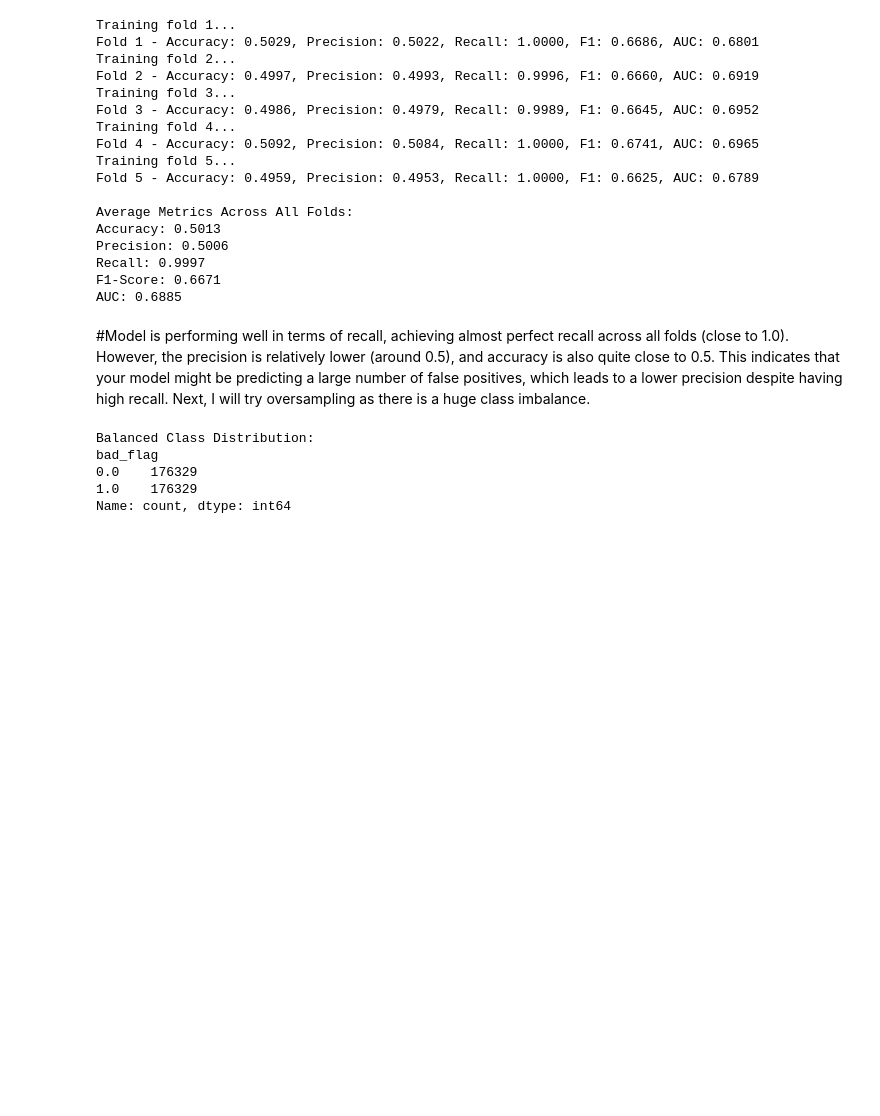
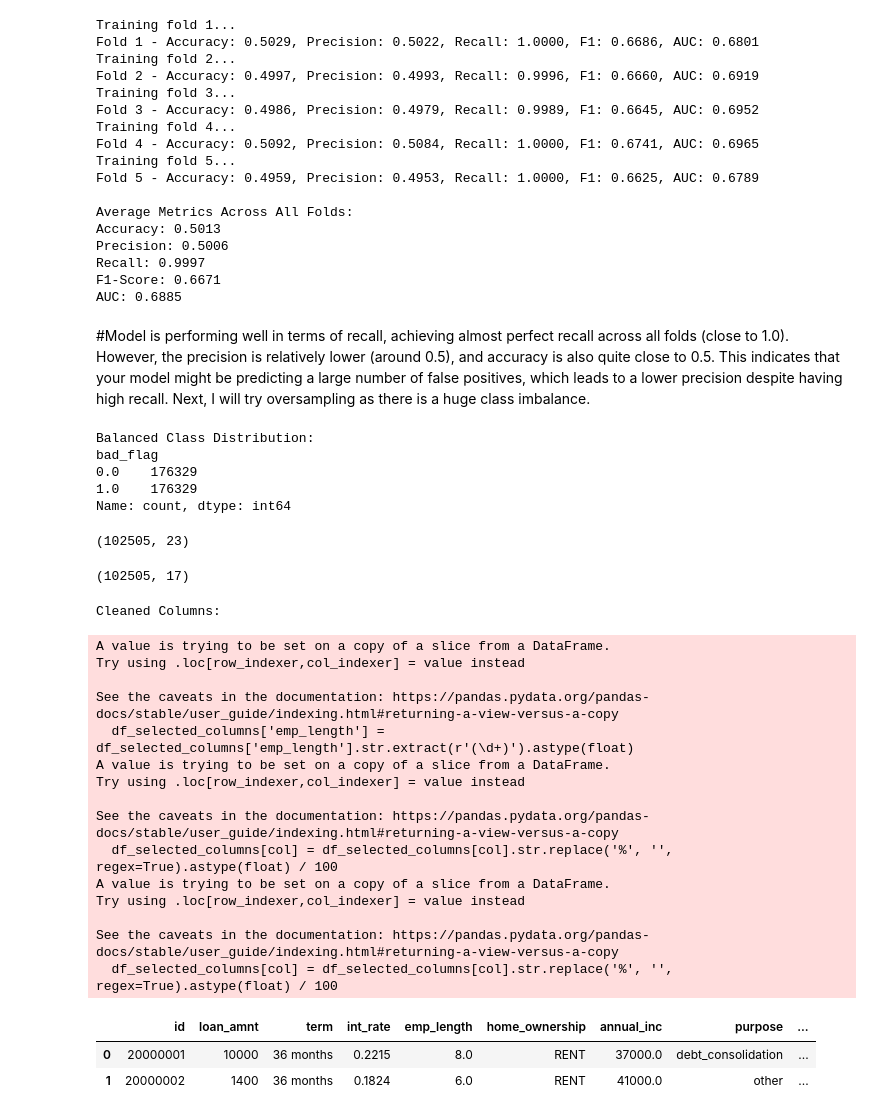
Before and after one commit to swatipadhee/Loan, a Jupyter notebook: Classification.ipynb, the cells around one changed output. Saved outputs shown, nothing was run; the diff lists cells and outputs as text; code cells hidden in the pictures; blank space fills up the shorter version.

```diff
--- a/Classification.ipynb
+++ b/Classification.ipynb
@@ -644,0 +654,50 @@ print("Inference completed. Results saved to 'inference_results.csv'.")
+# %%
+# Load and preprocess inference data
+original_testing = pd.read_csv(r'C:\Users\padhee.3\Downloads\Take Home Project\testing_loan_data.csv')
+print(original_testing.shape)
+# %% [output]
+(102505, 23)
+# %%
+columns_to_select = ['id', 'loan_amnt', 'term', 'int_rate', 'emp_length', 'home_ownership',
+                     'annual_inc', 'purpose', 'percent_bc_gt_75', 'bc_util', 'dti',
+                     'inq_last_6mths', 'mths_since_recent_inq', 'revol_util',
+                     'total_bc_limit', 'tot_cur_bal', 'bad_flag']
+
+df_selected_columns = original_testing[columns_to_select]
+print(df_selected_columns.shape)
+# %% [output]
+(102505, 17)
+# %%
+# Clean 'years' column: Remove "years" and retain numbers
+if 'emp_length' in df_selected_columns.columns:  # Replace 'years' with the actual column name
+    df_selected_columns['emp_length'] = df_selected_columns['emp_length'].str.extract(r'(\d+)').astype(float)
+
+# Clean percentage columns: Remove '%' and convert to decimal
+percentage_columns = ['int_rate', 'revol_util']  # Replace with actual percentage column names
+for col in percentage_columns:
+    if col in df_selected_columns.columns:
+        df_selected_columns[col] = df_selected_columns[col].str.replace('%', '', regex=True).astype(float) / 100
+
+# Display cleaned dataset
+print("Cleaned Columns:")
+df_selected_columns.head(2)
+# %% [output]
+Cleaned Columns:
+A value is trying to be set on a copy of a slice from a DataFrame.
+Try using .loc[row_indexer,col_indexer] = value instead
+
+See the caveats in the documentation: https://pandas.pydata.org/pandas-docs/stable/user_guide/indexing.html#returning-a-view-versus-a-copy
+  df_selected_columns['emp_length'] = df_selected_columns['emp_length'].str.extract(r'(\d+)').astype(float)
+A value is trying to be set on a copy of a slice from a DataFrame.
+Try using .loc[row_indexer,col_indexer] = value instead
+
+See the caveats in the documentation: https://pandas.pydata.org/pandas-docs/stable/user_guide/indexing.html#returning-a-view-versus-a-copy
+  df_selected_columns[col] = df_selected_columns[col].str.replace('%', '', regex=True).astype(float) / 100
+A value is trying to be set on a copy of a slice from a DataFrame.
+Try using .loc[row_indexer,col_indexer] = value instead
+
+See the caveats in the documentation: https://pandas.pydata.org/pandas-docs/stable/user_guide/indexing.html#returning-a-view-versus-a-copy
+  df_selected_columns[col] = df_selected_columns[col].str.replace('%', '', regex=True).astype(float) / 100
+|  | id | loan_amnt | term | int_rate | emp_length | home_ownership | annual_inc | purpose | ... |
+| 0 | 20000001 | 10000 | 36 months | 0.2215 | 8.0 | RENT | 37000.0 | debt_consolidation | ... |
+| 1 | 20000002 | 1400 | 36 months | 0.1824 | 6.0 | RENT | 41000.0 | other | ... |
```
Also changed, not shown: parts of 14 cells of this notebook, 2 other files.
